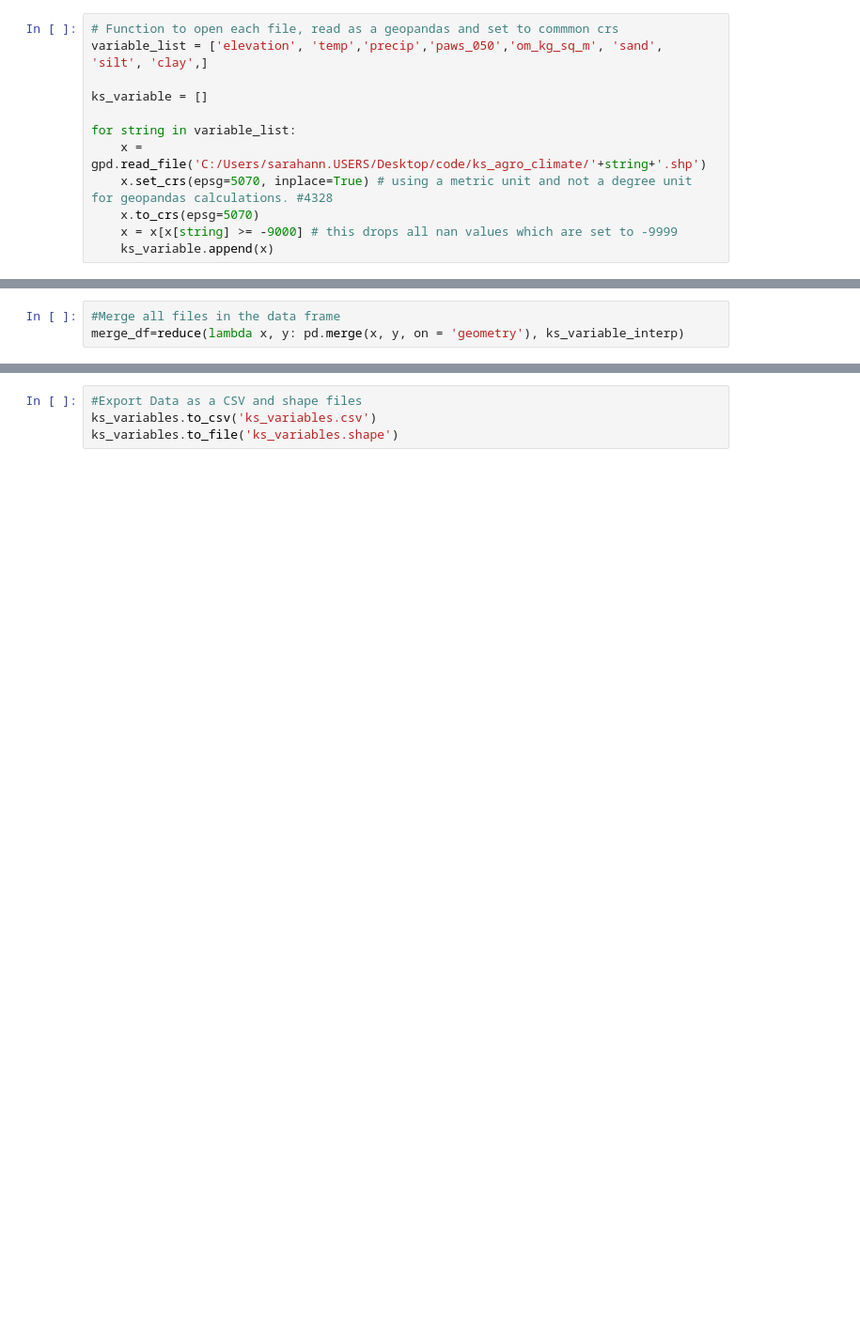
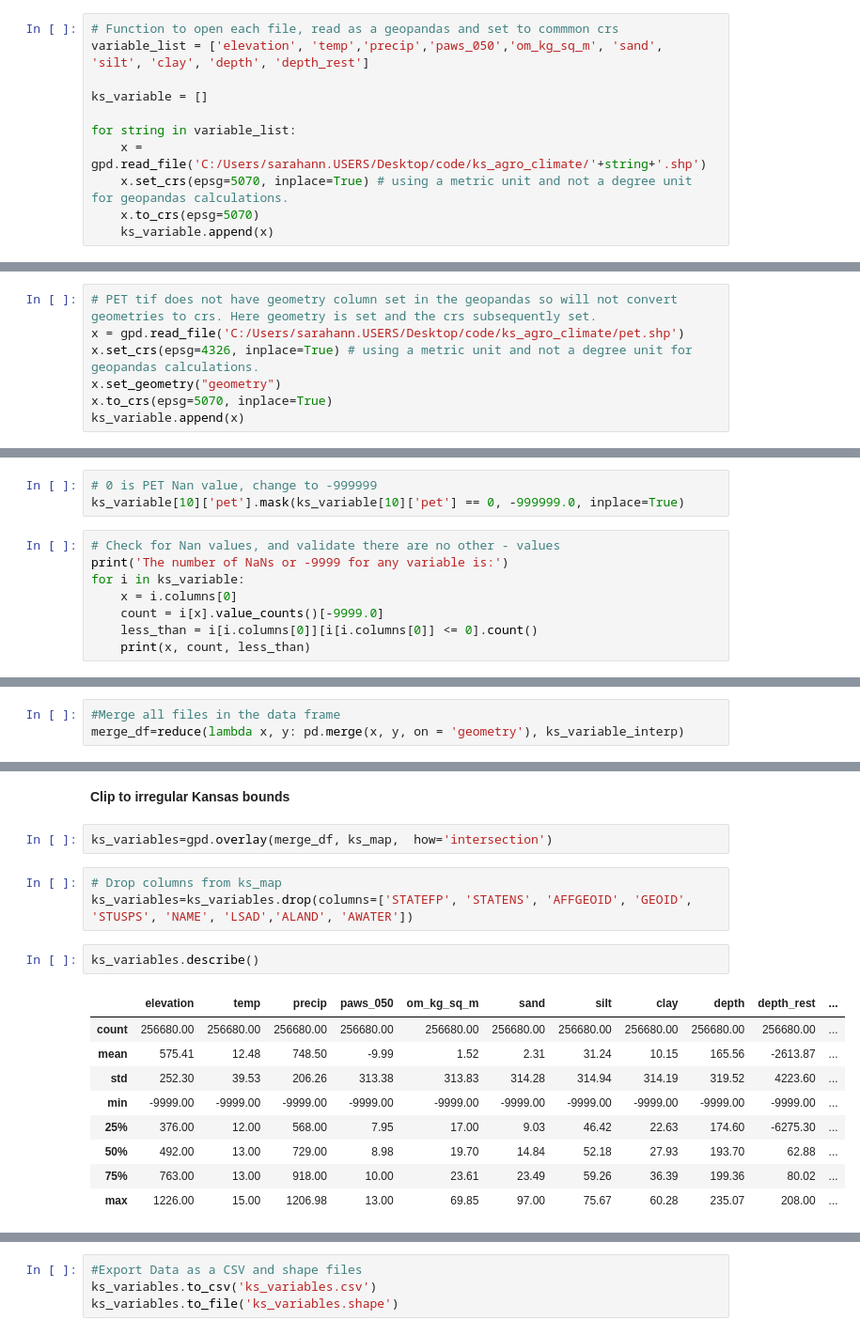
Before and after one commit to sarahannbowser/KS_agro_climatic_zones, a Jupyter notebook: data/data_processing/clm_soil_data.ipynb, the cells around one changed output, grey strips where cells are left out. Shown at 94% size. Drawn from its saved outputs; the diff is of its cells as text; blank space fills up the shorter version.

```diff
--- a/data/data_processing/clm_soil_data.ipynb
+++ b/data/data_processing/clm_soil_data.ipynb
@@ -133,13 +145,12 @@ vec2rast(clay, 'clay')
 **Read each shape file (vector), and downscale to common geometry polygons**
 # %%
 # Function to open each file, read as a geopandas and set to commmon crs
-variable_list = ['elevation', 'temp','precip','paws_050','om_kg_sq_m', 'sand', 'silt', 'clay',]
+variable_list = ['elevation', 'temp','precip','paws_050','om_kg_sq_m', 'sand', 'silt', 'clay', 'depth', 'depth_rest']
 
 ks_variable = []
 
 for string in variable_list:
     x = gpd.read_file('C:/Users/sarahann.USERS/Desktop/code/ks_agro_climate/'+string+'.shp')
-    x.set_crs(epsg=5070, inplace=True) # using a metric unit and not a degree unit for geopandas calculations. #4328
+    x.set_crs(epsg=5070, inplace=True) # using a metric unit and not a degree unit for geopandas calculations.
     x.to_crs(epsg=5070)
-    x = x[x[string] >= -9000] # this drops all nan values which are set to -9999
     ks_variable.append(x)
@@ -150,3 +157,10 @@ ks_variable[2].crs.to_epsg()
+# %%
+# PET tif does not have geometry column set in the geopandas so will not convert geometries to crs. Here geometry is set and the crs subsequently set.
+x = gpd.read_file('C:/Users/sarahann.USERS/Desktop/code/ks_agro_climate/pet.shp')
+x.set_crs(epsg=4326, inplace=True) # using a metric unit and not a degree unit for geopandas calculations.
+x.set_geometry("geometry")
+x.to_crs(epsg=5070, inplace=True)
+ks_variable.append(x)
 # %%
 # Determine the finest geometrical grid by printing geometry count for each geopandas
 for i in ks_variable:
@@ -176,0 +197,11 @@ The Variables in order of the list are:
+# %%
+# 0 is PET Nan value, change to -999999
+ks_variable[10]['pet'].mask(ks_variable[10]['pet'] == 0, -999999.0, inplace=True)
+# %%
+# Check for Nan values, and validate there are no other - values
+print('The number of NaNs or -9999 for any variable is:')
+for i in ks_variable:
+    x = i.columns[0]
+    count = i[x].value_counts()[-9999.0]
+    less_than = i[i.columns[0]][i[i.columns[0]] <= 0].count()
+    print(x, count, less_than)
@@ -275,0 +242,19 @@ ks_variables.plot()
+# %% [markdown]
+**Clip to irregular Kansas bounds**
+# %%
+ks_variables=gpd.overlay(merge_df, ks_map,  how='intersection')
+# %%
+# Drop columns from ks_map
+ks_variables=ks_variables.drop(columns=['STATEFP', 'STATENS', 'AFFGEOID', 'GEOID', 'STUSPS', 'NAME', 'LSAD','ALAND', 'AWATER'])
+# %%
+ks_variables.describe()
+# %% [output]
+|  | elevation | temp | precip | paws_050 | om_kg_sq_m | sand | silt | clay | depth | depth_rest | ... |
+| count | 256680.00 | 256680.00 | 256680.00 | 256680.00 | 256680.00 | 256680.00 | 256680.00 | 256680.00 | 256680.00 | 256680.00 | ... |
+| mean | 575.41 | 12.48 | 748.50 | -9.99 | 1.52 | 2.31 | 31.24 | 10.15 | 165.56 | -2613.87 | ... |
+| std | 252.30 | 39.53 | 206.26 | 313.38 | 313.83 | 314.28 | 314.94 | 314.19 | 319.52 | 4223.60 | ... |
+| min | -9999.00 | -9999.00 | -9999.00 | -9999.00 | -9999.00 | -9999.00 | -9999.00 | -9999.00 | -9999.00 | -9999.00 | ... |
+| 25% | 376.00 | 12.00 | 568.00 | 7.95 | 17.00 | 9.03 | 46.42 | 22.63 | 174.60 | -6275.30 | ... |
+| 50% | 492.00 | 13.00 | 729.00 | 8.98 | 19.70 | 14.84 | 52.18 | 27.93 | 193.70 | 62.88 | ... |
+| 75% | 763.00 | 13.00 | 918.00 | 10.00 | 23.61 | 23.49 | 59.26 | 36.39 | 199.36 | 80.02 | ... |
+| max | 1226.00 | 15.00 | 1206.98 | 13.00 | 69.85 | 97.00 | 75.67 | 60.28 | 235.07 | 208.00 | ... |
```
Also changed, not shown: parts of 28 cells of this notebook, 1 other file.
